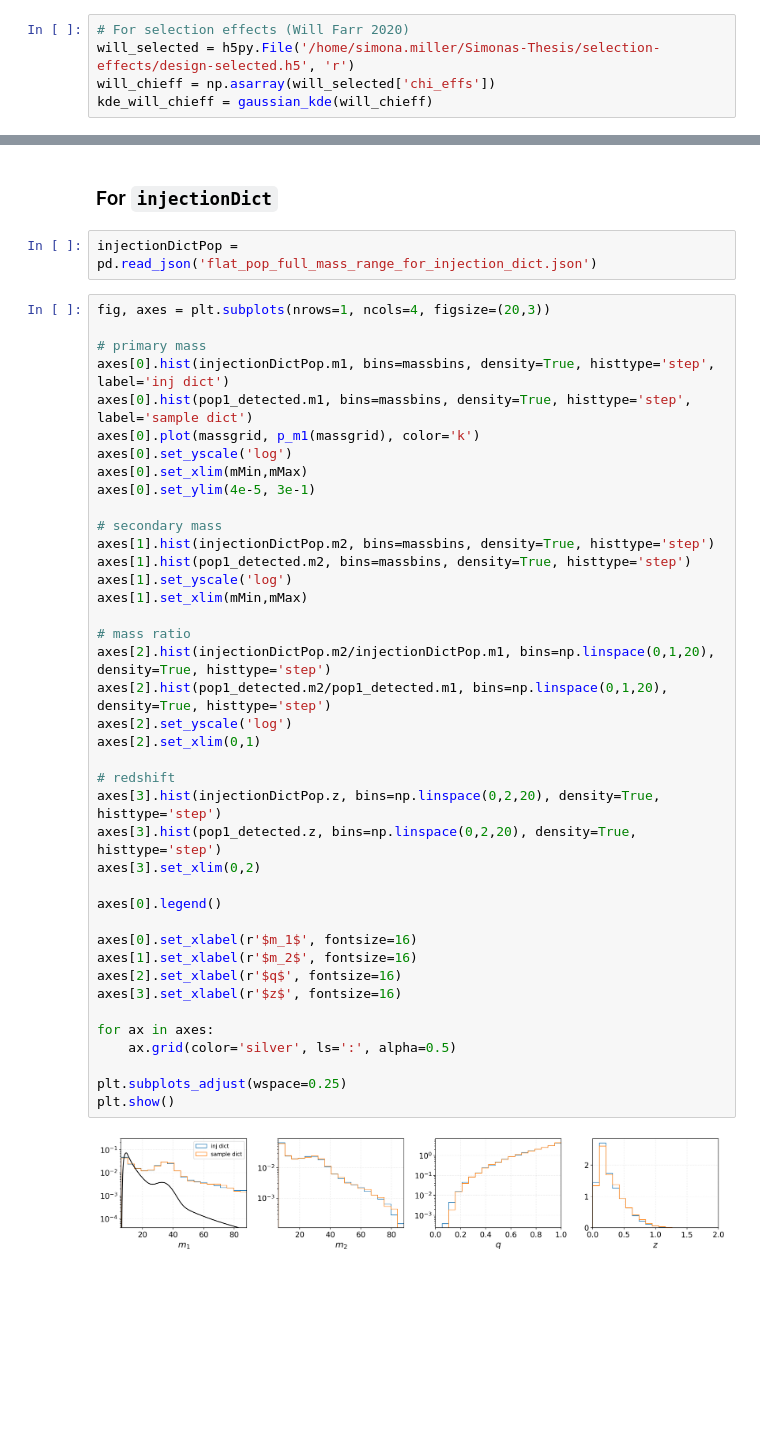
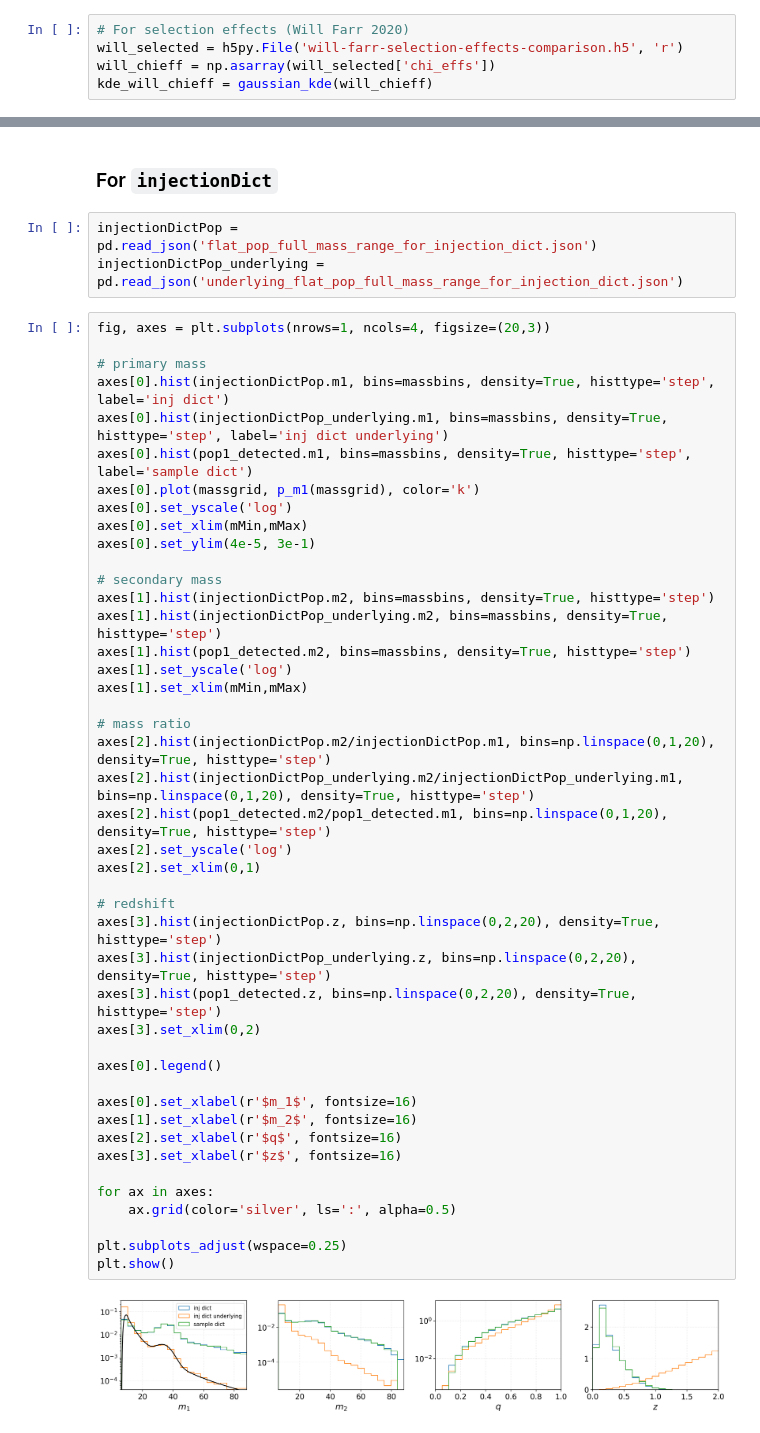
Before and after one commit to simonajmiller/measuring-bbh-component-spin, a Jupyter notebook: Data/InjectedPopulationParameters/view_populations.ipynb, the cells around one changed output, grey strips where cells are left out. Drawn from its saved outputs; the diff is of its cells as text; blank space fills up the shorter version.

Commit message:
created underlying distribution for selection effects term

```diff
--- a/Data/InjectedPopulationParameters/view_populations.ipynb
+++ b/Data/InjectedPopulationParameters/view_populations.ipynb
@@ -78,7 +78,7 @@ def calculate_phi12(s1x,s1y,s2x,s2y):
     return phi12
 # %%
 # For selection effects (Will Farr 2020)
-will_selected = h5py.File('/home/simona.miller/Simonas-Thesis/selection-effects/design-selected.h5', 'r')
+will_selected = h5py.File('will-farr-selection-effects-comparison.h5', 'r')
 will_chieff = np.asarray(will_selected['chi_effs'])
 kde_will_chieff = gaussian_kde(will_chieff)
 # %%
@@ -331,11 +331,13 @@ plt.show()
 ### For `injectionDict`
 # %%
 injectionDictPop = pd.read_json('flat_pop_full_mass_range_for_injection_dict.json')
+injectionDictPop_underlying = pd.read_json('underlying_flat_pop_full_mass_range_for_injection_dict.json')
 # %%
 fig, axes = plt.subplots(nrows=1, ncols=4, figsize=(20,3))
 
 # primary mass
 axes[0].hist(injectionDictPop.m1, bins=massbins, density=True, histtype='step', label='inj dict')
+axes[0].hist(injectionDictPop_underlying.m1, bins=massbins, density=True, histtype='step', label='inj dict underlying')
 axes[0].hist(pop1_detected.m1, bins=massbins, density=True, histtype='step', label='sample dict')
 axes[0].plot(massgrid, p_m1(massgrid), color='k')
 axes[0].set_yscale('log')
@@ -344,34 +346,37 @@ axes[0].set_ylim(4e-5, 3e-1)
 
 # secondary mass
 axes[1].hist(injectionDictPop.m2, bins=massbins, density=True, histtype='step')
+axes[1].hist(injectionDictPop_underlying.m2, bins=massbins, density=True, histtype='step')
 axes[1].hist(pop1_detected.m2, bins=massbins, density=True, histtype='step')
 axes[1].set_yscale('log')
 axes[1].set_xlim(mMin,mMax)
 
 # mass ratio
 axes[2].hist(injectionDictPop.m2/injectionDictPop.m1, bins=np.linspace(0,1,20), density=True, histtype='step')
+axes[2].hist(injectionDictPop_underlying.m2/injectionDictPop_underlying.m1, bins=np.linspace(0,1,20), density=True, histtype='step')
 axes[2].hist(pop1_detected.m2/pop1_detected.m1, bins=np.linspace(0,1,20), density=True, histtype='step')
 axes[2].set_yscale('log')
 axes[2].set_xlim(0,1)
 
 # redshift
 axes[3].hist(injectionDictPop.z, bins=np.linspace(0,2,20), density=True, histtype='step')
+axes[3].hist(injectionDictPop_underlying.z, bins=np.linspace(0,2,20), density=True, histtype='step')
 axes[3].hist(pop1_detected.z, bins=np.linspace(0,2,20), density=True, histtype='step')
 axes[3].set_xlim(0,2)
 
 axes[0].legend()
 
 axes[0].set_xlabel(r'$m_1$', fontsize=16)
 axes[1].set_xlabel(r'$m_2$', fontsize=16)
 axes[2].set_xlabel(r'$q$', fontsize=16)
 axes[3].set_xlabel(r'$z$', fontsize=16)
 
 for ax in axes:
     ax.grid(color='silver', ls=':', alpha=0.5)
 
 plt.subplots_adjust(wspace=0.25)
 plt.show()
 # %% [output]
-[figure, old version]
+[figure, new version]
 # %%
 fig, axes = plt.subplots(nrows=1, ncols=5, figsize=(25,3))
```
Also changed, not shown: parts of 1 cell of this notebook, 3 other files.
